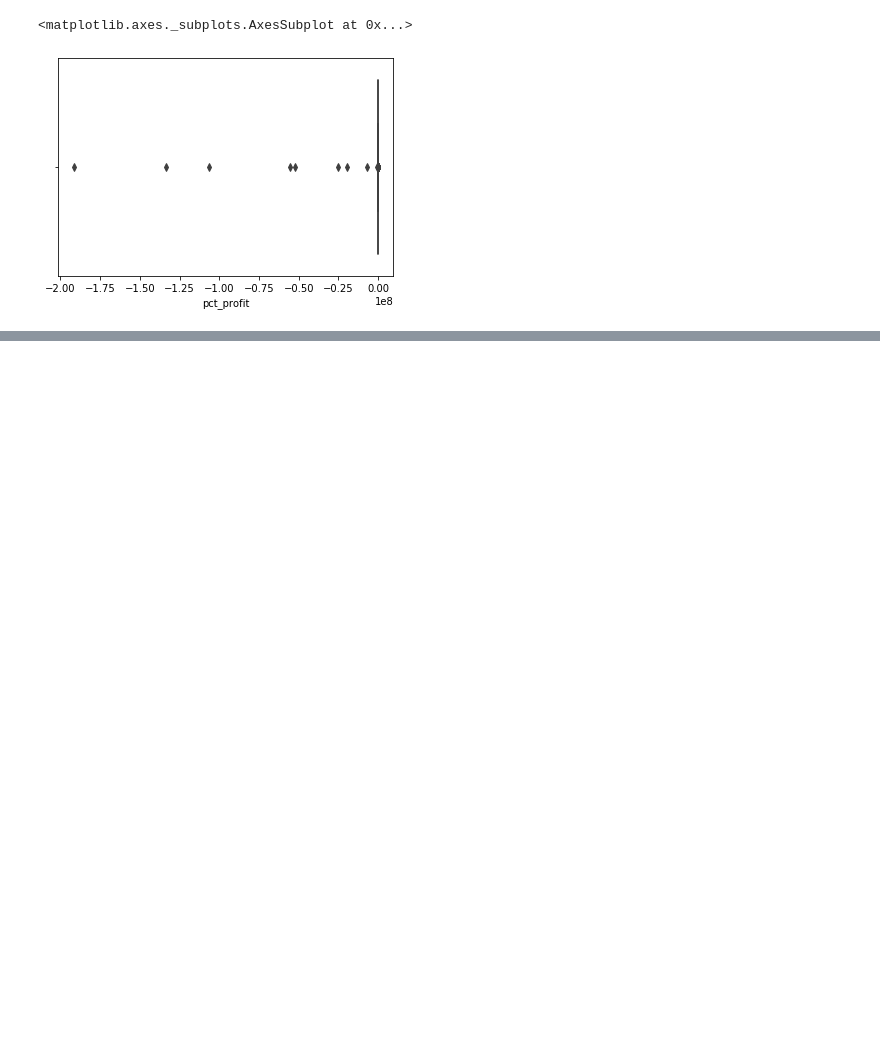
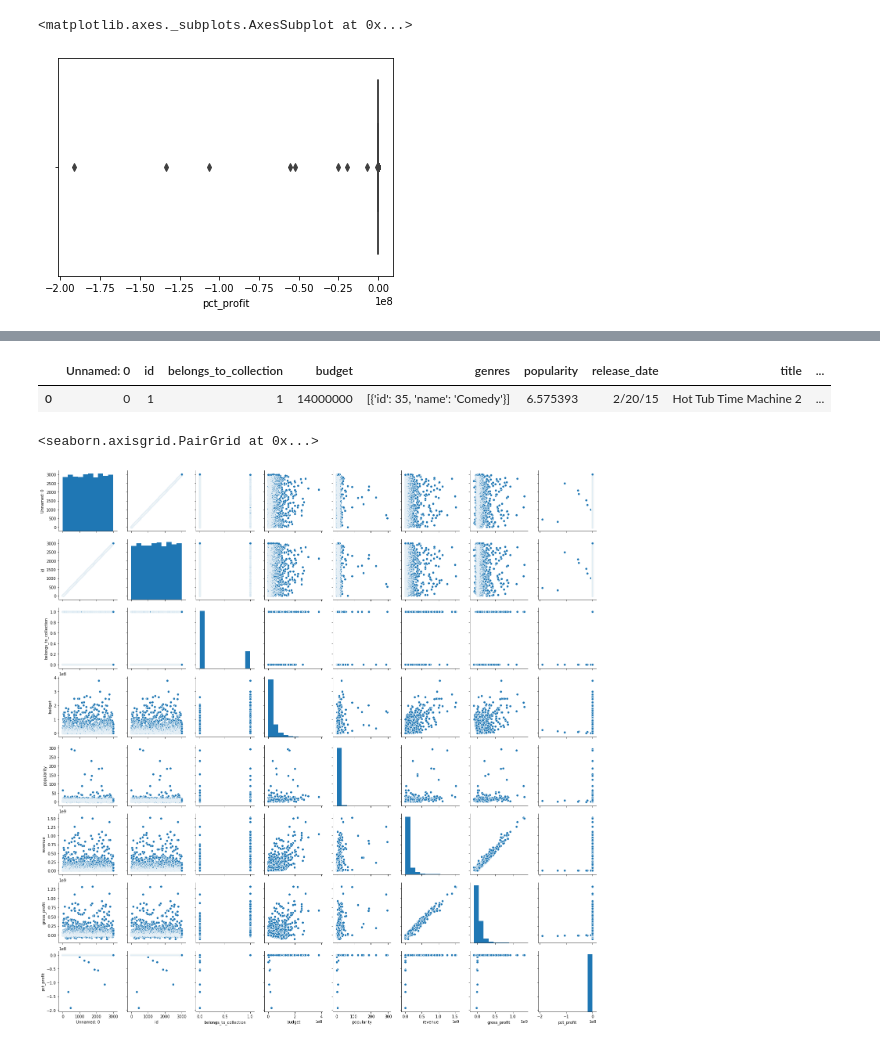
Before and after one commit to Mattsantos541/TMDB-Box-Office-Prediction, a Jupyter notebook: regression model with new features.ipynb, the cells around one changed output, grey strips where cells are left out. Drawn from its saved outputs; the diff is of its cells as text; code cells hidden in the pictures; blank space fills up the shorter version.

```diff
--- a/regression model with new features.ipynb
+++ b/regression model with new features.ipynb
@@ -245,0 +293,12 @@ df['budget'].count()
+# %%
+df.head()
+df.drop(df[['genres', 'Unnamed: 0']], axis=1)
+df.head(1)
+# %% [output]
+|  | Unnamed: 0 | id | belongs_to_collection | budget | genres | popularity | release_date | title | ... |
+| 0 | 0 | 1 | 1 | 14000000 | [{'id': 35, 'name': 'Comedy'}] | 6.575393 | 2/20/15 | Hot Tub Time Machine 2 | ... |
+# %%
+sns.pairplot(df)
+# %% [output]
+<seaborn.axisgrid.PairGrid at 0x...>
+[figure, added]
```
Also changed, not shown: parts of 11 cells of this notebook.
